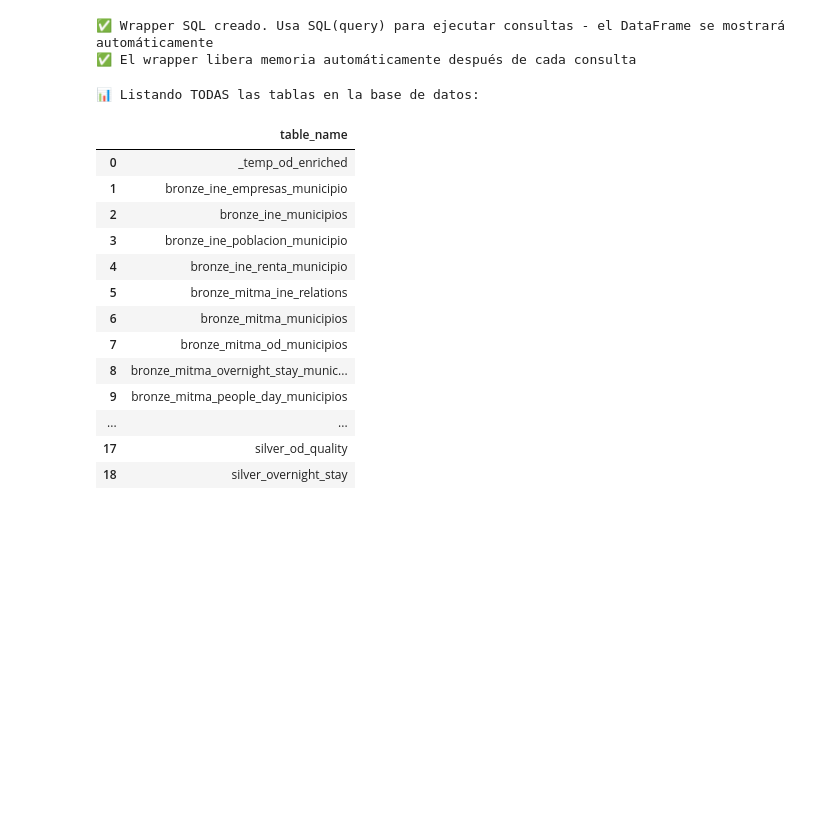
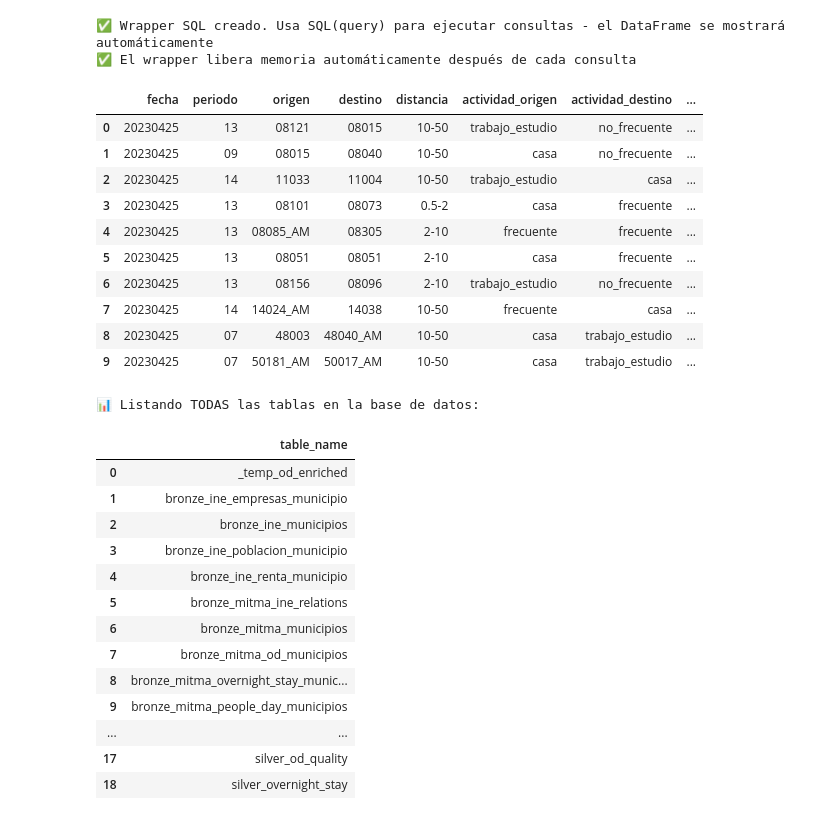
Before and after one commit to bgramaje/muceim-airflow, a Jupyter notebook: notebooks/queries.ipynb, the cells around one changed output. Saved outputs shown, nothing was run; the diff lists cells and outputs as text; code cells hidden in the pictures; blank space fills up the shorter version.

```diff
--- a/notebooks/queries.ipynb
+++ b/notebooks/queries.ipynb
@@ -137,6 +231,20 @@ print("✅ El wrapper libera memoria automáticamente después de cada consulta"
 # %% [output]
 ✅ Wrapper SQL creado. Usa SQL(query) para ejecutar consultas - el DataFrame se mostrará automáticamente
 ✅ El wrapper libera memoria automáticamente después de cada consulta
+# %%
+SQL("SELECT * FROM bronze_mitma_od_municipios USING SAMPLE 10")
+# %% [output]
+|  | fecha | periodo | origen | destino | distancia | actividad_origen | actividad_destino | ... |
+| 0 | 20230425 | 13 | 08121 | 08015 | 10-50 | trabajo_estudio | no_frecuente | ... |
+| 1 | 20230425 | 09 | 08015 | 08040 | 10-50 | casa | no_frecuente | ... |
+| 2 | 20230425 | 14 | 11033 | 11004 | 10-50 | trabajo_estudio | casa | ... |
+| 3 | 20230425 | 13 | 08101 | 08073 | 0.5-2 | casa | frecuente | ... |
+| 4 | 20230425 | 13 | 08085_AM | 08305 | 2-10 | frecuente | frecuente | ... |
+| 5 | 20230425 | 13 | 08051 | 08051 | 2-10 | casa | frecuente | ... |
+| 6 | 20230425 | 13 | 08156 | 08096 | 2-10 | trabajo_estudio | no_frecuente | ... |
+| 7 | 20230425 | 14 | 14024_AM | 14038 | 10-50 | frecuente | casa | ... |
+| 8 | 20230425 | 07 | 48003 | 48040_AM | 10-50 | casa | trabajo_estudio | ... |
+| 9 | 20230425 | 07 | 50181_AM | 50017_AM | 10-50 | casa | trabajo_estudio | ... |
 # %%
 print("📊 Listando TODAS las tablas en la base de datos:")
 SQL("""
```
Also changed, not shown: parts of 3 cells of this notebook, 10 other files.
